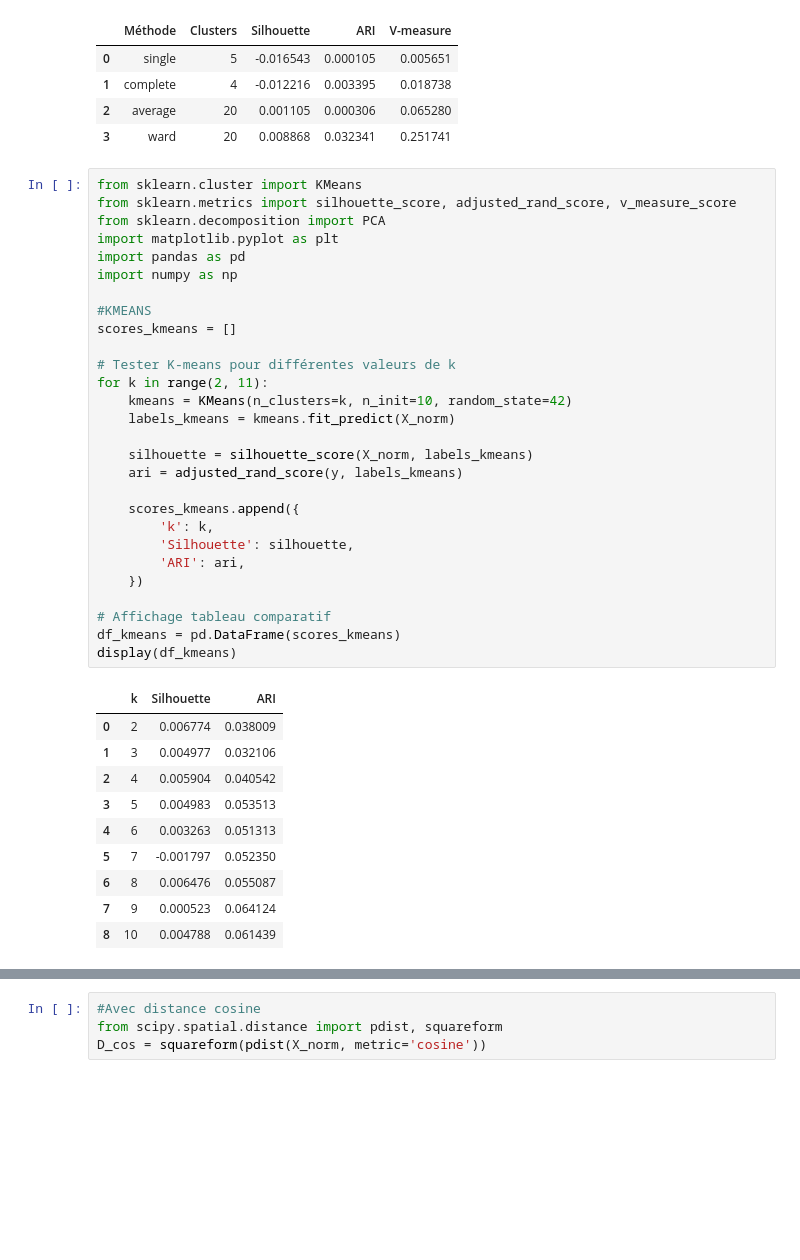
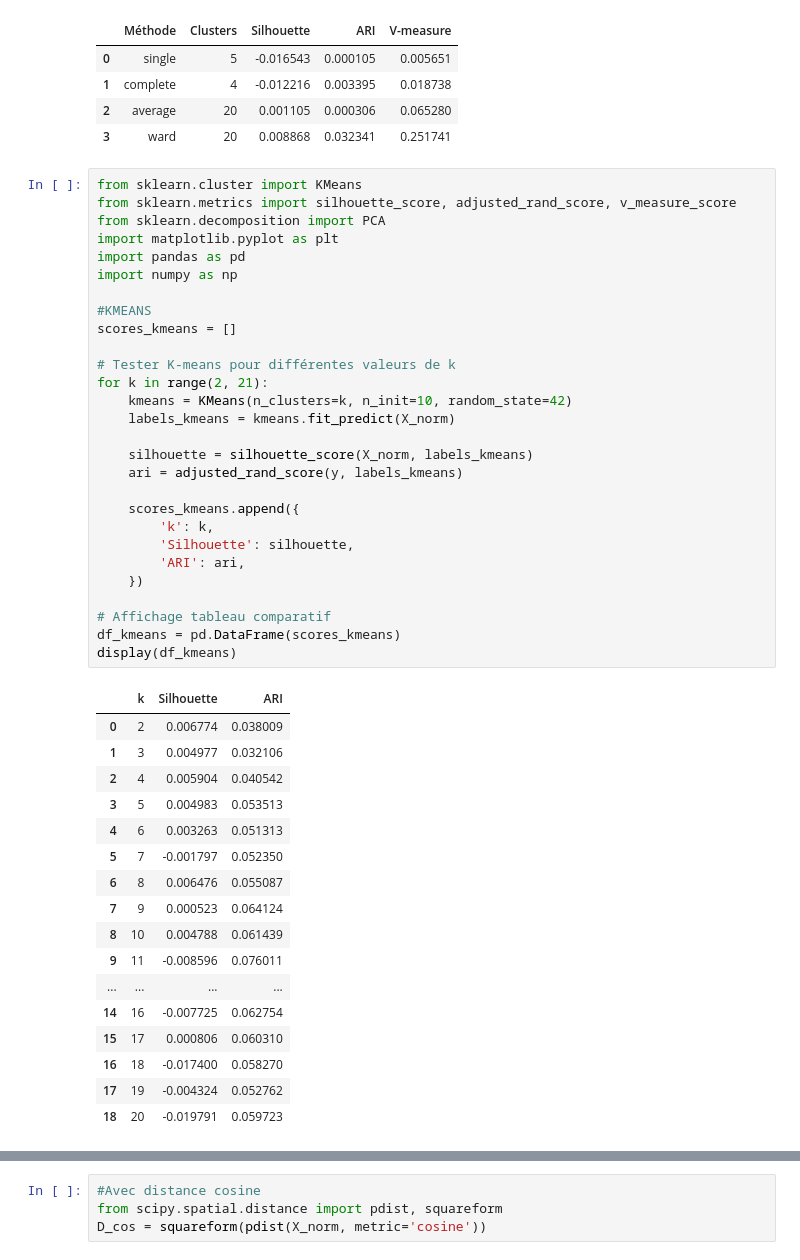
Before and after one commit to yarak4/Sciences-de-donnees, a Jupyter notebook: projet-merged.ipynb, the cells around one changed output, grey strips where cells are left out. Drawn from its saved outputs; the diff is of its cells as text; blank space fills up the shorter version.

```diff
--- a/projet-merged.ipynb
+++ b/projet-merged.ipynb
@@ -521,34 +521,41 @@ import numpy as np
 #KMEANS
 scores_kmeans = []
 
 # Tester K-means pour différentes valeurs de k
-for k in range(2, 11):
+for k in range(2, 21):
     kmeans = KMeans(n_clusters=k, n_init=10, random_state=42)
     labels_kmeans = kmeans.fit_predict(X_norm)
 
     silhouette = silhouette_score(X_norm, labels_kmeans)
     ari = adjusted_rand_score(y, labels_kmeans)
 
     scores_kmeans.append({
         'k': k,
         'Silhouette': silhouette,
         'ARI': ari,
     })
 
 # Affichage tableau comparatif
 df_kmeans = pd.DataFrame(scores_kmeans)
 display(df_kmeans)
 # %% [output]
 |  | k | Silhouette | ARI |
 | 0 | 2 | 0.006774 | 0.038009 |
 | 1 | 3 | 0.004977 | 0.032106 |
 | 2 | 4 | 0.005904 | 0.040542 |
 | 3 | 5 | 0.004983 | 0.053513 |
 | 4 | 6 | 0.003263 | 0.051313 |
 | 5 | 7 | -0.001797 | 0.052350 |
 | 6 | 8 | 0.006476 | 0.055087 |
 | 7 | 9 | 0.000523 | 0.064124 |
 | 8 | 10 | 0.004788 | 0.061439 |
+| 9 | 11 | -0.008596 | 0.076011 |
+| ... | ... | ... | ... |
+| 14 | 16 | -0.007725 | 0.062754 |
+| 15 | 17 | 0.000806 | 0.060310 |
+| 16 | 18 | -0.017400 | 0.058270 |
+| 17 | 19 | -0.004324 | 0.052762 |
+| 18 | 20 | -0.019791 | 0.059723 |
 # %%
 from sklearn.cluster import KMeans
 import matplotlib.pyplot as plt
```
Also changed, not shown: parts of 9 cells of this notebook.
